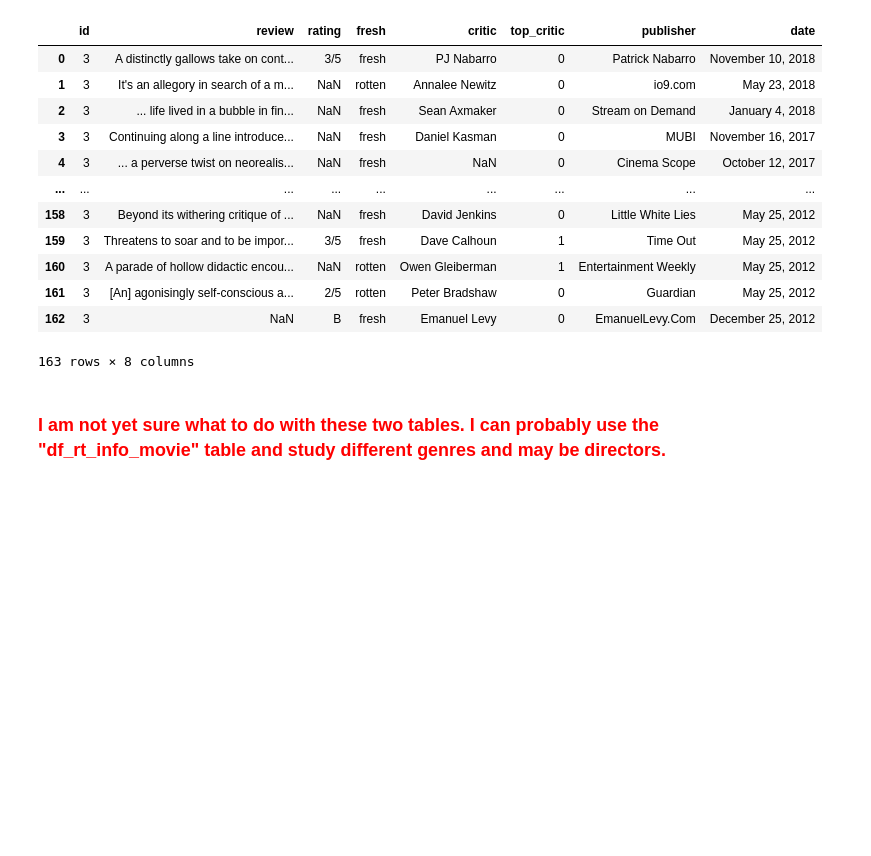
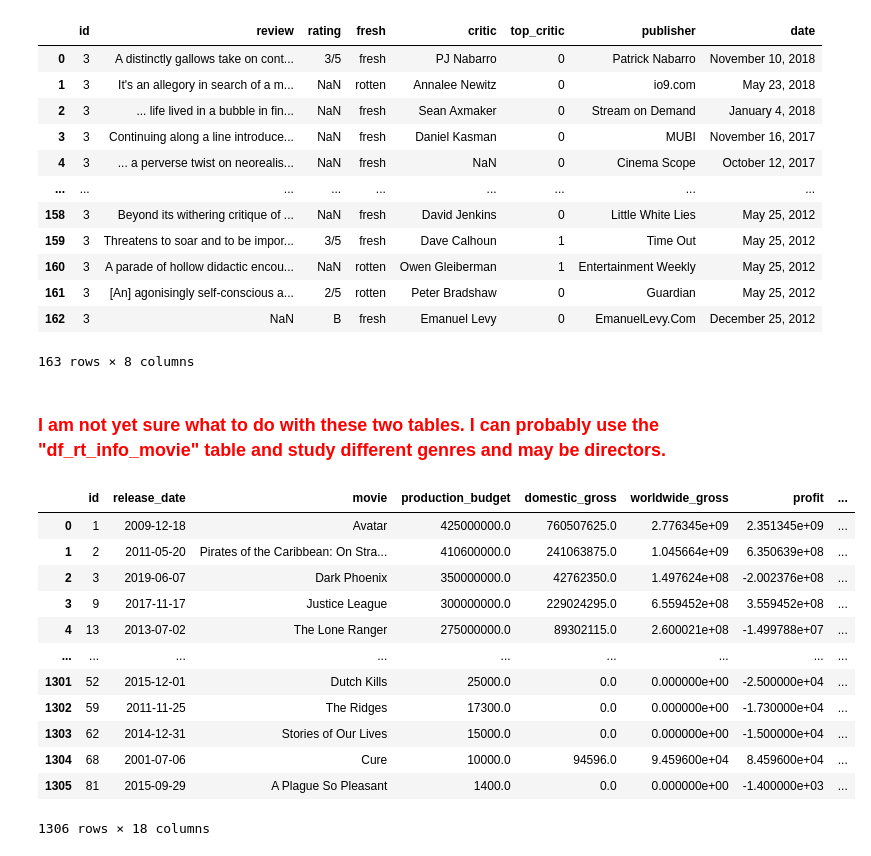
Before and after one commit to deepssharma/My_Phase1_Project, a Jupyter notebook: project.ipynb, the cells around one changed output. Drawn from its saved outputs; the diff is of its cells as text; code cells hidden in the pictures; blank space fills up the shorter version.

```diff
--- a/project.ipynb
+++ b/project.ipynb
@@ -1199,3 +1203,20 @@ df_rt_reviews_movie[df_rt_reviews_movie['id']==3]
 163 rows × 8 columns
 # %% [markdown]
 ### <span style="color:red"> I am not yet sure what to do with these two tables. I can probably use the "df_rt_info_movie" table and study different genres and may be directors. </span>
+# %%
+df_sql_budgets_db =pd.merge(df_budgets_movie,df_movie_db,how='inner',left_on='movie', right_on='primary_title')
+df_sql_budgets_db
+# %% [output]
+|  | id | release_date | movie | production_budget | domestic_gross | worldwide_gross | profit | ... |
+| 0 | 1 | 2009-12-18 | Avatar | 425000000.0 | 760507625.0 | 2.776345e+09 | 2.351345e+09 | ... |
+| 1 | 2 | 2011-05-20 | Pirates of the Caribbean: On Stra... | 410600000.0 | 241063875.0 | 1.045664e+09 | 6.350639e+08 | ... |
+| 2 | 3 | 2019-06-07 | Dark Phoenix | 350000000.0 | 42762350.0 | 1.497624e+08 | -2.002376e+08 | ... |
+| 3 | 9 | 2017-11-17 | Justice League | 300000000.0 | 229024295.0 | 6.559452e+08 | 3.559452e+08 | ... |
+| 4 | 13 | 2013-07-02 | The Lone Ranger | 275000000.0 | 89302115.0 | 2.600021e+08 | -1.499788e+07 | ... |
+| ... | ... | ... | ... | ... | ... | ... | ... | ... |
+| 1301 | 52 | 2015-12-01 | Dutch Kills | 25000.0 | 0.0 | 0.000000e+00 | -2.500000e+04 | ... |
+| 1302 | 59 | 2011-11-25 | The Ridges | 17300.0 | 0.0 | 0.000000e+00 | -1.730000e+04 | ... |
+| 1303 | 62 | 2014-12-31 | Stories of Our Lives | 15000.0 | 0.0 | 0.000000e+00 | -1.500000e+04 | ... |
+| 1304 | 68 | 2001-07-06 | Cure | 10000.0 | 94596.0 | 9.459600e+04 | 8.459600e+04 | ... |
+| 1305 | 81 | 2015-09-29 | A Plague So Pleasant | 1400.0 | 0.0 | 0.000000e+00 | -1.400000e+03 | ... |
+1306 rows × 18 columns
```
Also changed, not shown: parts of 7 cells of this notebook.
